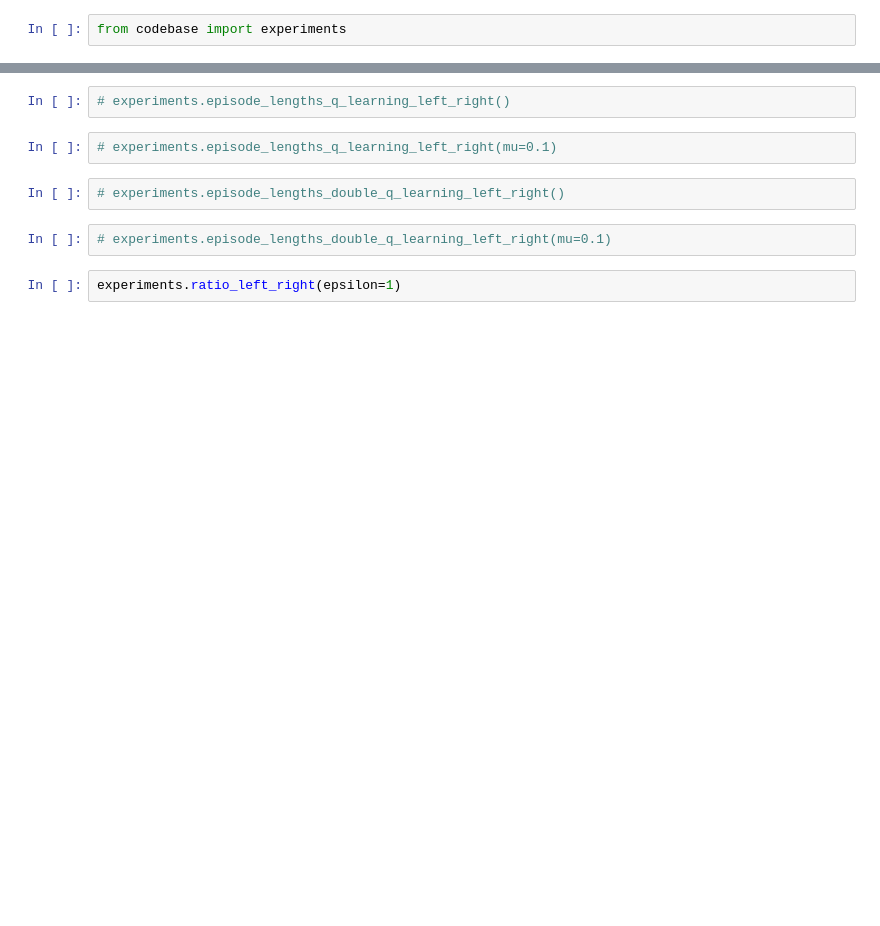
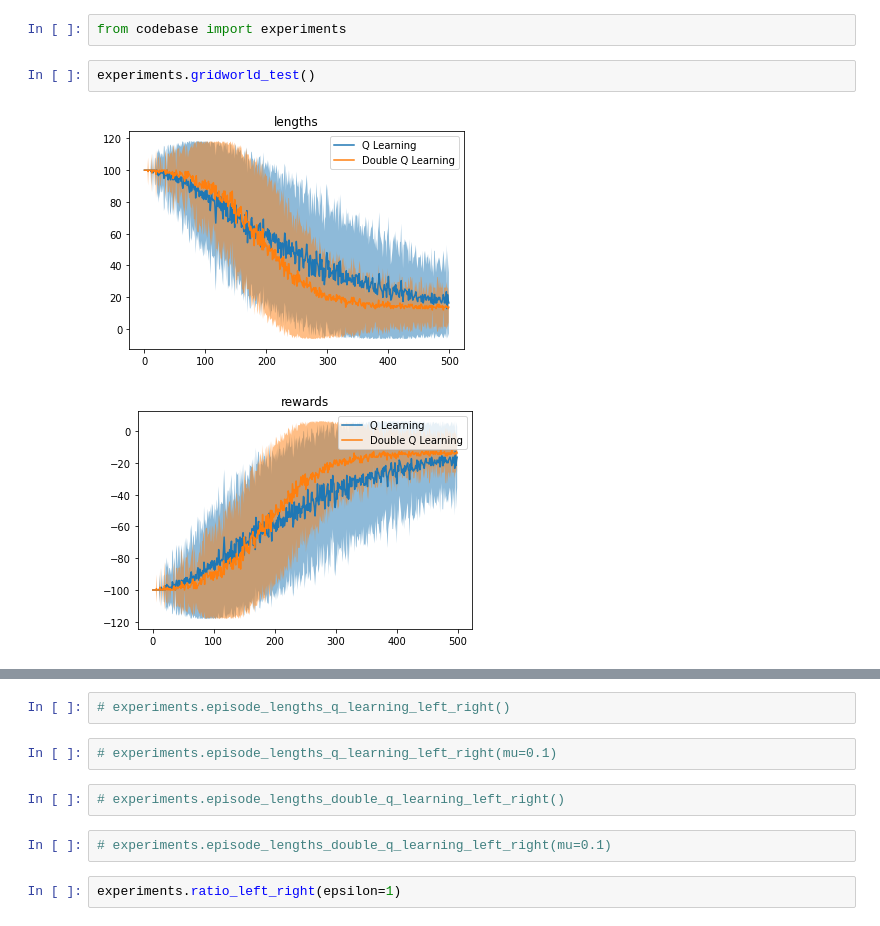
Before and after one commit to ThijsKuipers1995/RL_project, a Jupyter notebook: results.ipynb, the cells around one changed output, grey strips where cells are left out. Saved outputs shown, nothing was run; the diff lists cells and outputs as text; blank space fills up the shorter version.

Commit message:
gridworld averaging test function

```diff
--- a/results.ipynb
+++ b/results.ipynb
@@ -1,2 +1,7 @@
 # %%
 from codebase import experiments
+# %%
+experiments.gridworld_test()
+# %% [output]
+[figure, added]
+[figure, added]
```
Also changed, not shown: parts of 22 cells of this notebook, 1 other file.
